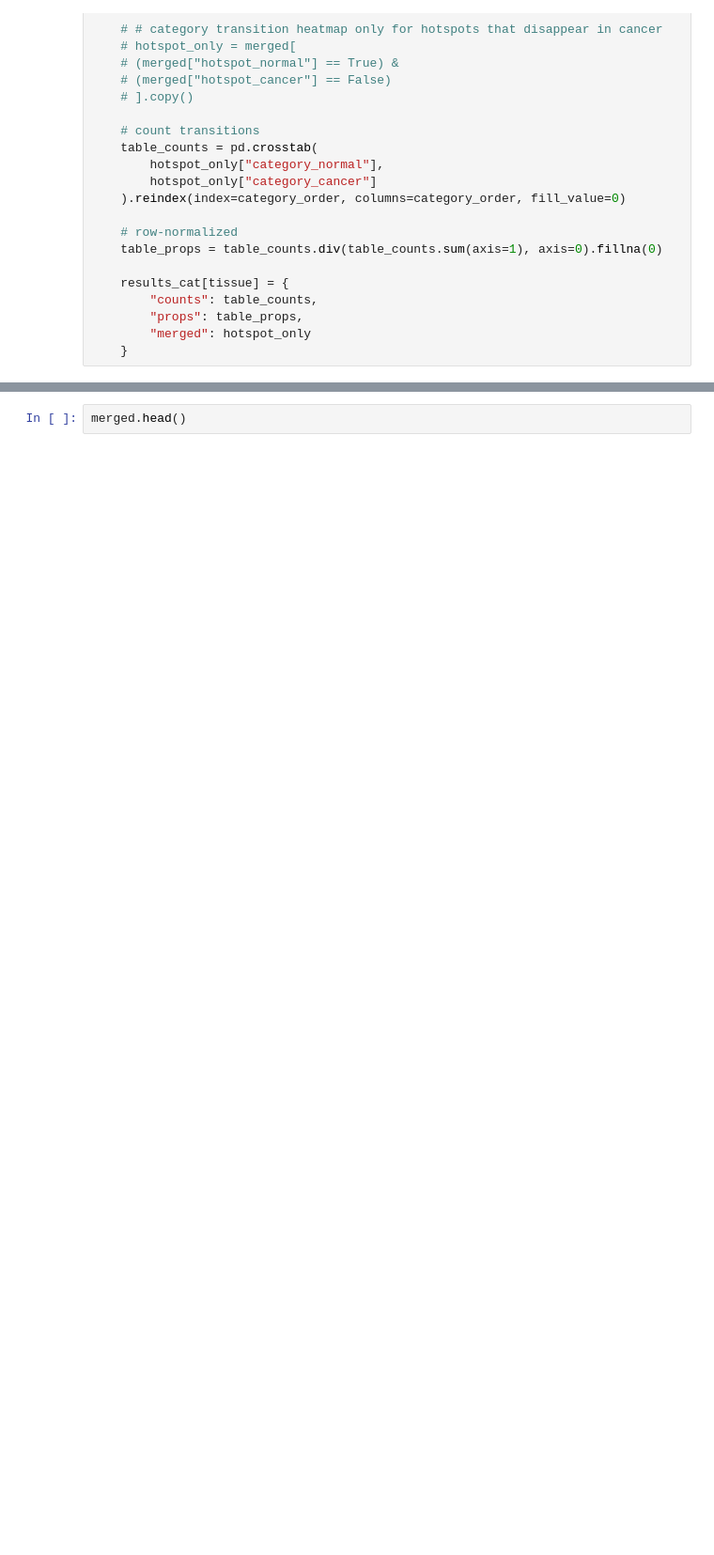
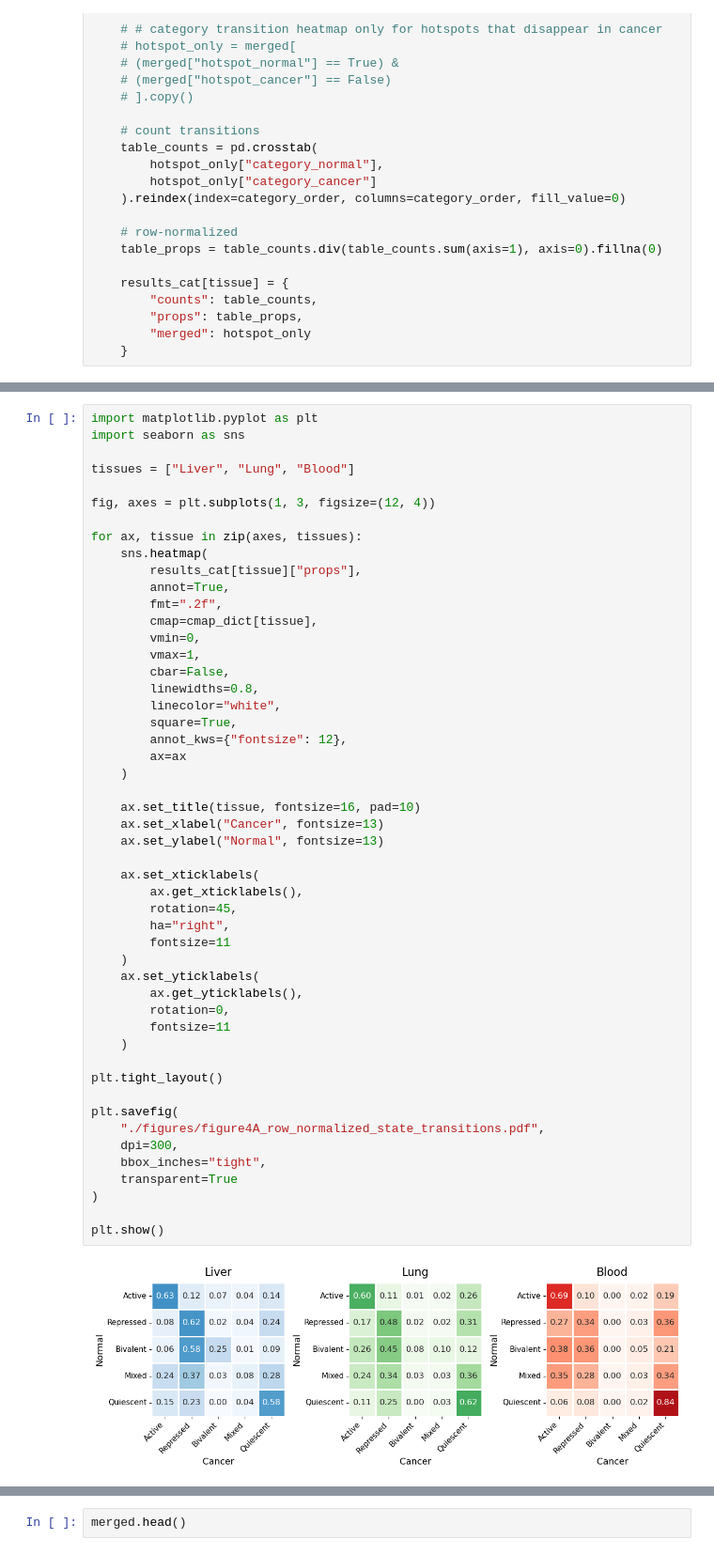
Before and after one commit to caocao0525/HERV, a Jupyter notebook: herv_all_hotspot_analysis.ipynb, the cells around one changed output, grey strips where cells are left out. Shown at 94% size. Cells and saved outputs as stored; diff of their text form; blank space fills up the shorter version.

```diff
--- a/herv_all_hotspot_analysis.ipynb
+++ b/herv_all_hotspot_analysis.ipynb
@@ -1641,0 +1834,52 @@ plt.show()
+# %%
+import matplotlib.pyplot as plt
+import seaborn as sns
+
+tissues = ["Liver", "Lung", "Blood"]
+
+fig, axes = plt.subplots(1, 3, figsize=(12, 4))
+
+for ax, tissue in zip(axes, tissues):
+    sns.heatmap(
+        results_cat[tissue]["props"],
+        annot=True,
+        fmt=".2f",
+        cmap=cmap_dict[tissue],
+        vmin=0,
+        vmax=1,
+        cbar=False,
+        linewidths=0.8,
+        linecolor="white",
+        square=True,
+        annot_kws={"fontsize": 12},
+        ax=ax
+    )
+
+    ax.set_title(tissue, fontsize=16, pad=10)
+    ax.set_xlabel("Cancer", fontsize=13)
+    ax.set_ylabel("Normal", fontsize=13)
+
+    ax.set_xticklabels(
+        ax.get_xticklabels(),
+        rotation=45,
+        ha="right",
+        fontsize=11
+    )
+    ax.set_yticklabels(
+        ax.get_yticklabels(),
+        rotation=0,
+        fontsize=11
+    )
+
+plt.tight_layout()
+
+plt.savefig(
+    "./figures/figure4A_row_normalized_state_transitions.pdf",
+    dpi=300,
+    bbox_inches="tight",
+    transparent=True
+)
+
+plt.show()
+# %% [output]
+[figure, added]
```
Also changed, not shown: parts of 16 cells of this notebook, 5 other files.
